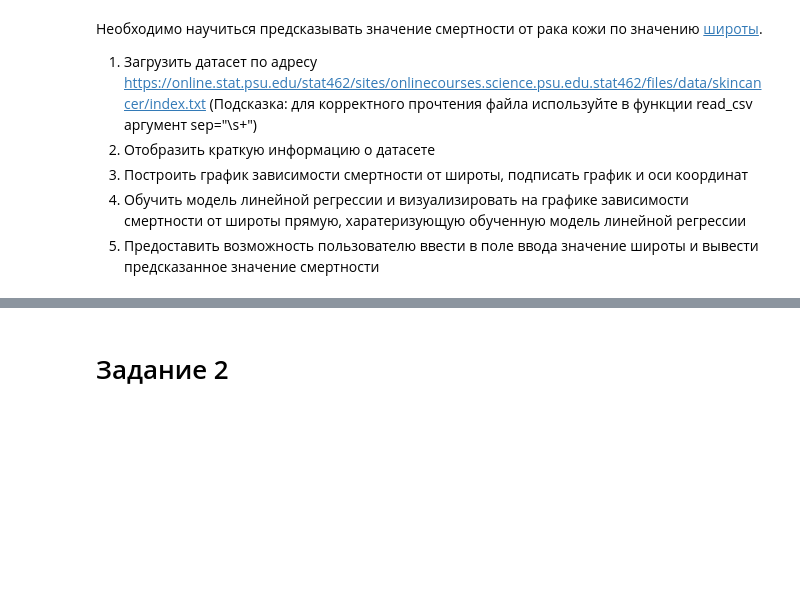
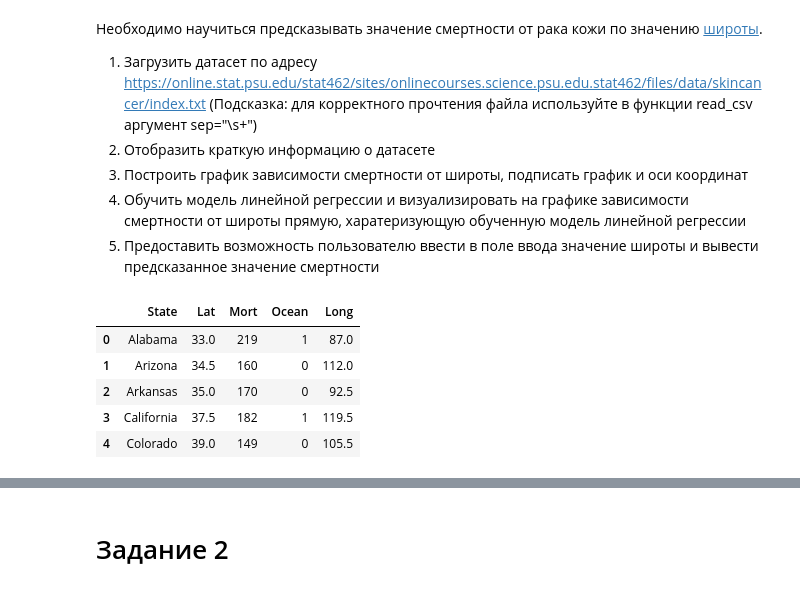
Before and after one commit to vakovalik/ml_hse, a Jupyter notebook: сем 5/практика 5.ipynb, the cells around one changed output, grey strips where cells are left out. Drawn from its saved outputs; the diff is of its cells as text; code cells hidden in the pictures; blank space fills up the shorter version.

```diff
--- a/сем 5/практика 5.ipynb
+++ b/сем 5/практика 5.ipynb
@@ -22,0 +33,9 @@ url = 'https://online.stat.psu.edu/stat462/sites/onlinecourses.science.psu.edu.s
+# %%
+df.head()
+# %% [output]
+|  | State | Lat | Mort | Ocean | Long |
+| 0 | Alabama | 33.0 | 219 | 1 | 87.0 |
+| 1 | Arizona | 34.5 | 160 | 0 | 112.0 |
+| 2 | Arkansas | 35.0 | 170 | 0 | 92.5 |
+| 3 | California | 37.5 | 182 | 1 | 119.5 |
+| 4 | Colorado | 39.0 | 149 | 0 | 105.5 |
```
Also changed, not shown: parts of 15 cells of this notebook, 2 other files.
